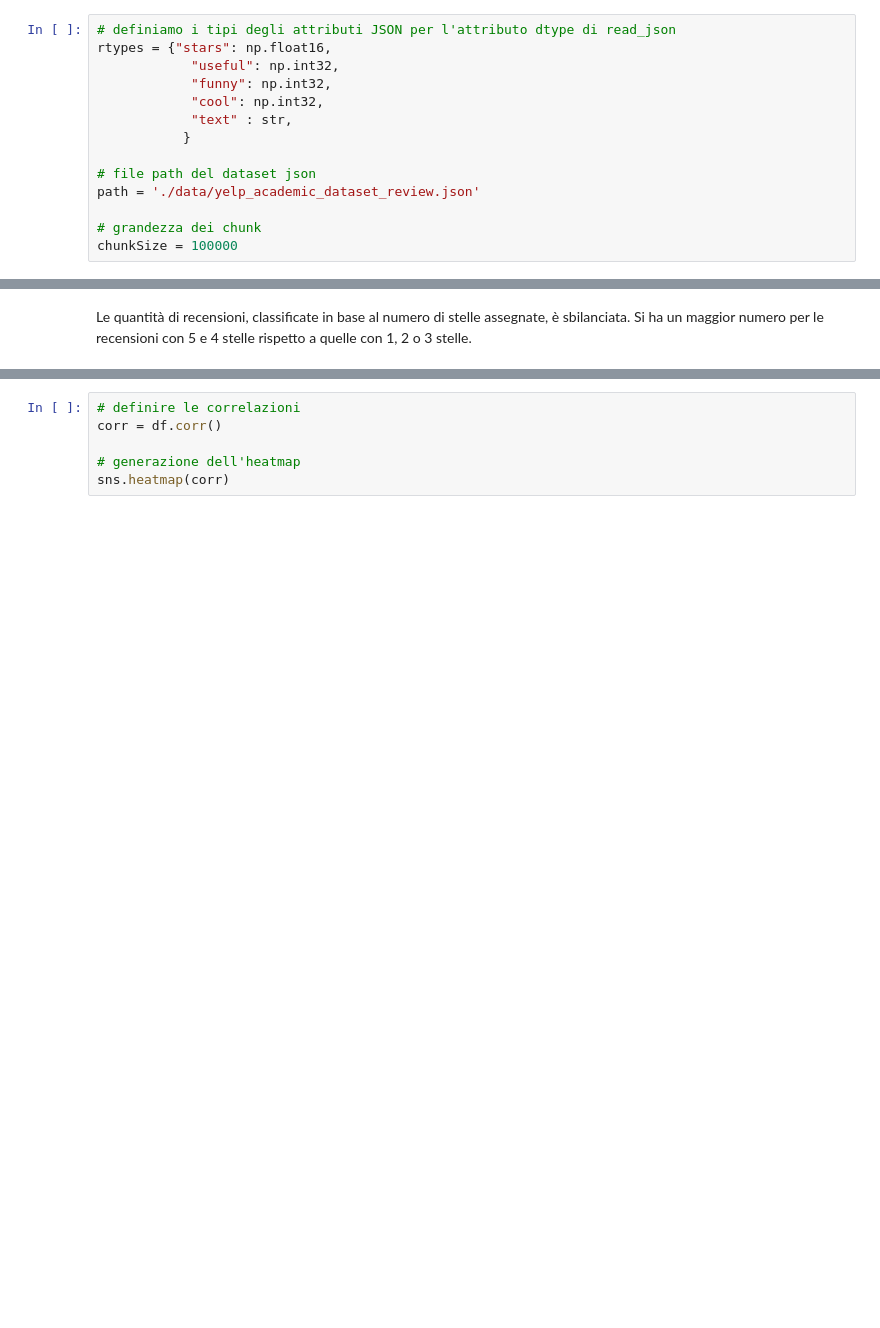
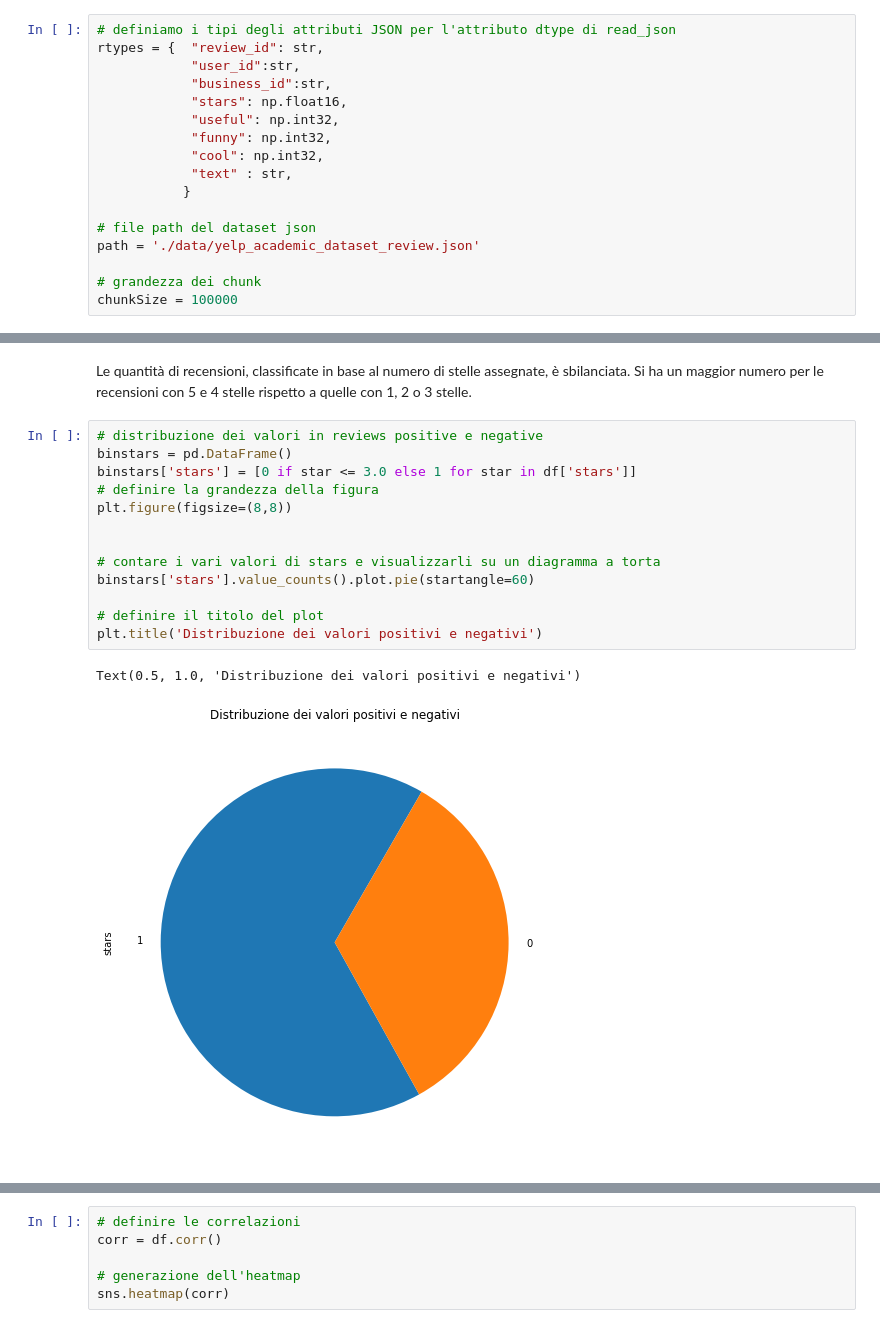
Before and after one commit to kode-git/sentiment-analysis-yelp, a Jupyter notebook: Yelp Review Classification.ipynb, the cells around one changed output, grey strips where cells are left out. Saved outputs shown, nothing was run; the diff lists cells and outputs as text; blank space fills up the shorter version.

Commit message:
Adding binary stars analysis plot

```diff
--- a/Yelp Review Classification.ipynb
+++ b/Yelp Review Classification.ipynb
@@ -41,7 +41,10 @@ from tensorflow.keras import layers
 La fase di data loading non fa altro che caricare all'interno di un pandas dataframe le informazioni contenute nel dataset JSON in formato tabellare per poi utilizzarlo nella fase di data analysis per visualizzare le correlazioni e i valori al suo interno tramite visualizzazione grafica in modo da rendersi conto di che tipo e in che quantità sono distribuiti i dati.
 # %%
 # definiamo i tipi degli attributi JSON per l'attributo dtype di read_json
-rtypes = {"stars": np.float16,
+rtypes = {  "review_id": str,
+            "user_id":str,
+            "business_id":str,
+            "stars": np.float16,
             "useful": np.int32,
             "funny": np.int32,
             "cool": np.int32,
@@ -119,3 +122,19 @@ Text(0.5, 1.0, "Distribuzione dei valori per l'attributo stars")
 [figure]
 # %% [markdown]
 Le quantità di recensioni, classificate in base al numero di stelle assegnate, è sbilanciata. Si ha un maggior numero per le recensioni con 5 e 4 stelle rispetto a quelle con 1, 2 o 3 stelle.
+# %%
+# distribuzione dei valori in reviews positive e negative
+binstars = pd.DataFrame()
+binstars['stars'] = [0 if star <= 3.0 else 1 for star in df['stars']]
+# definire la grandezza della figura
+plt.figure(figsize=(8,8))
+
+
+# contare i vari valori di stars e visualizzarli su un diagramma a torta
+binstars['stars'].value_counts().plot.pie(startangle=60)
+
+# definire il titolo del plot
+plt.title('Distribuzione dei valori positivi e negativi')
+# %% [output]
+Text(0.5, 1.0, 'Distribuzione dei valori positivi e negativi')
+[figure, added]
```
Also changed, not shown: parts of 3 cells of this notebook.
